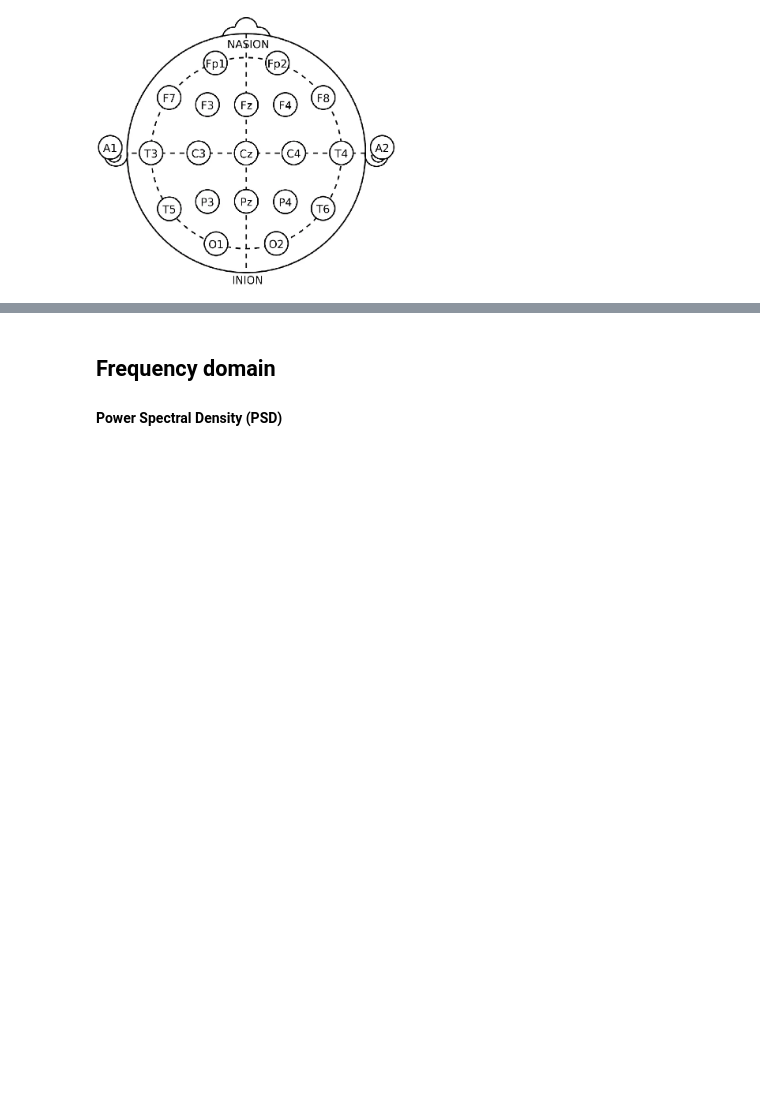
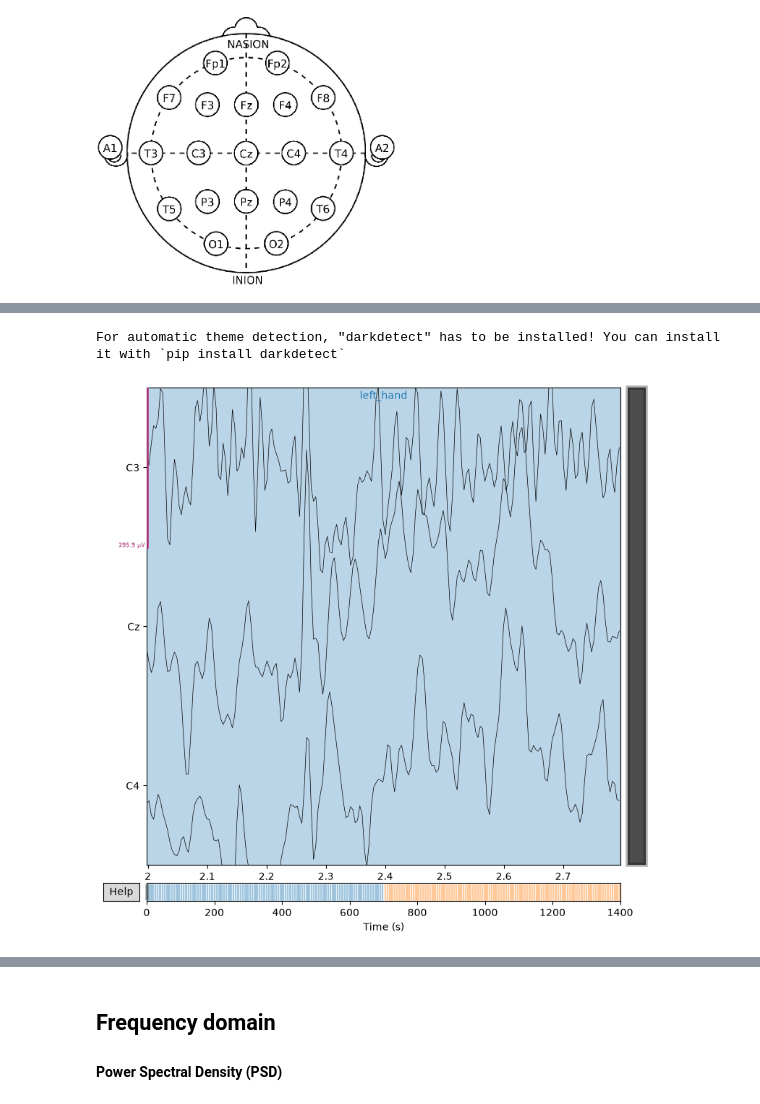
Before and after one commit to alarxx/BCI_Midterm_Project, a Jupyter notebook: project.ipynb, the cells around one changed output, grey strips where cells are left out. Cells and saved outputs as stored; diff of their text form; code cells hidden in the pictures; blank space fills up the shorter version.

```diff
--- a/project.ipynb
+++ b/project.ipynb
@@ -486,0 +482,12 @@ Using data from preloaded Raw for 200 events and 2304 original time points ...
+# %%
+filtered.copy().pick(["C3", "Cz", "C4"]).plot(
+    start=events[0, 0] / raw.info["sfreq"],
+    duration=0.8,
+    scalings="auto",
+    remove_dc=False,
+    show=False
+)
+plt.show()
+# %% [output]
+For automatic theme detection, "darkdetect" has to be installed! You can install it with `pip install darkdetect`
+[figure, added]
```
Also changed, not shown: parts of 21 cells of this notebook.
